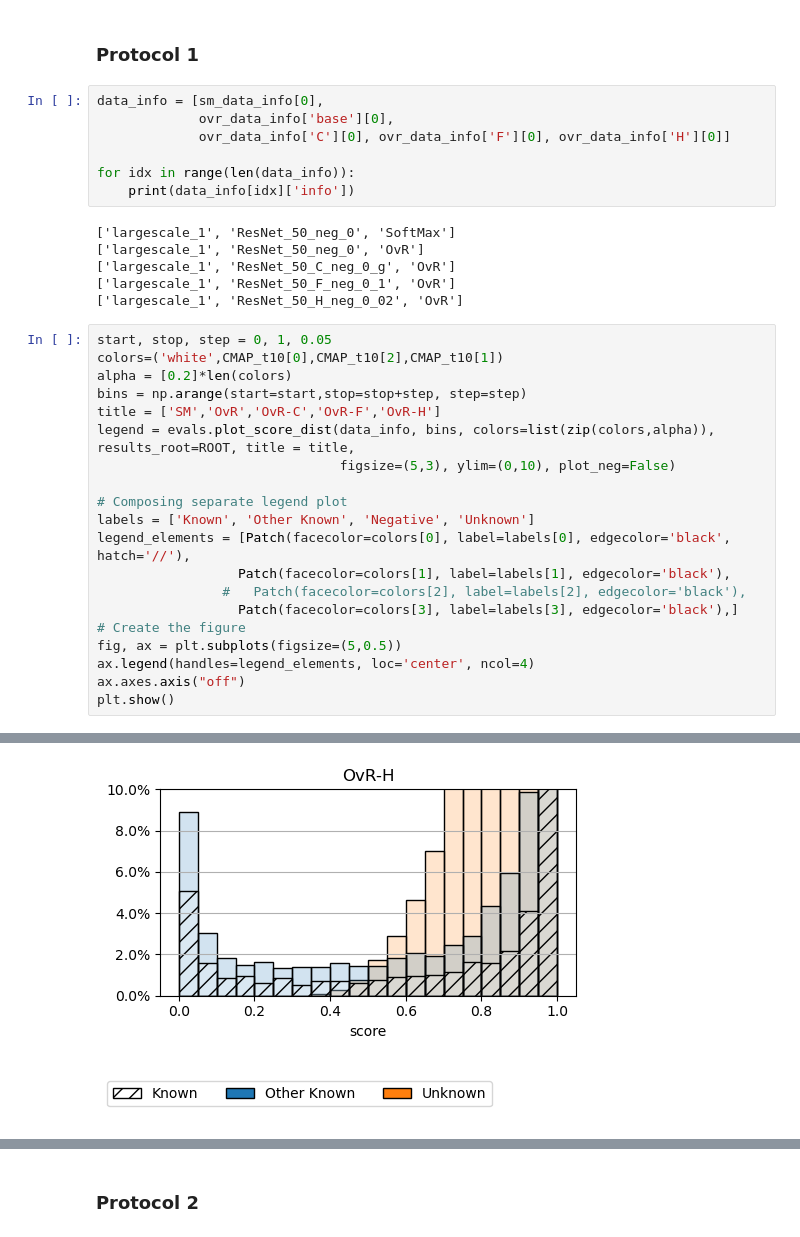
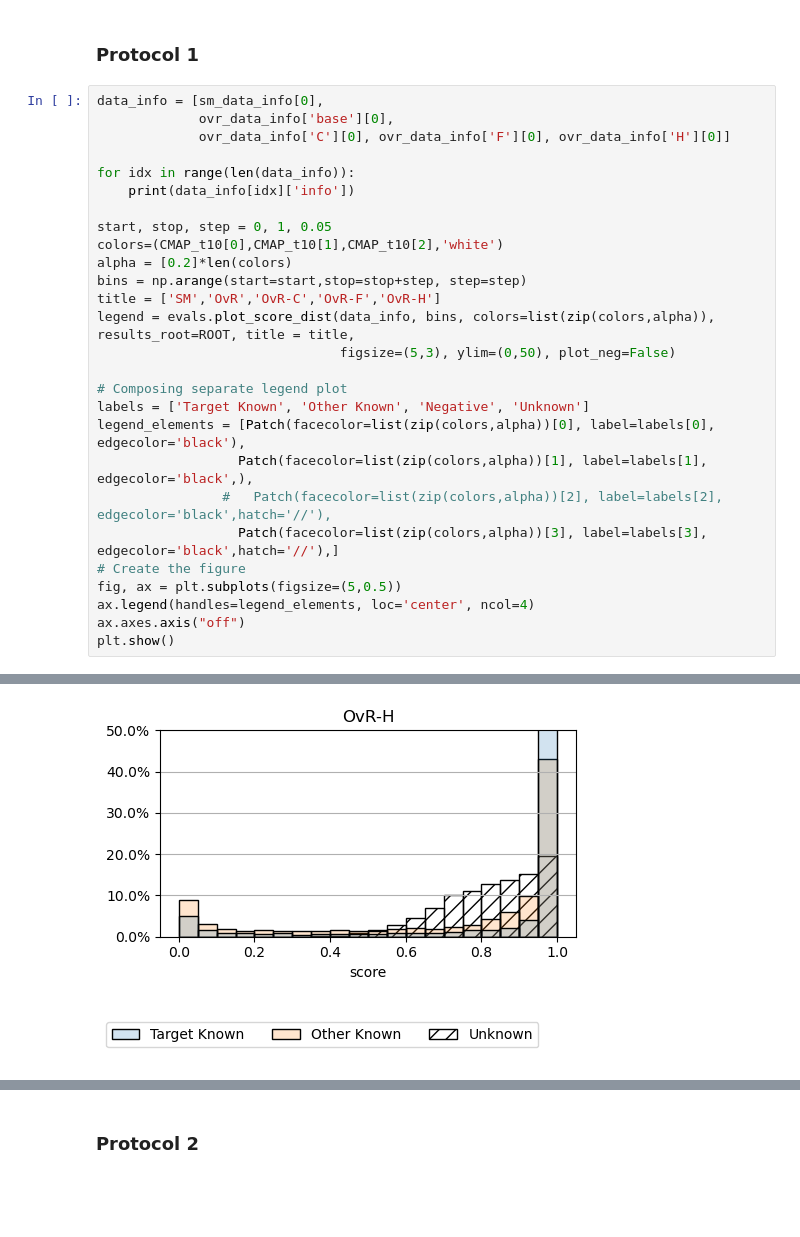
Before and after one commit to hk-kaden-kim/os-ovr-loss-weighted, a Jupyter notebook: results-large.ipynb, the cells around one changed output, grey strips where cells are left out. Cells and saved outputs as stored; diff of their text form; blank space fills up the shorter version.

Commit message:
update visualization

```diff
--- a/results-large.ipynb
+++ b/results-large.ipynb
@@ -302,34 +299,28 @@ evals.plot_OSA(data_info, colors, results_root=ROOT, labels = labels, figsize =
 ## Score Distribution
 # %% [markdown]
 ### Protocol 1
-# %%
-data_info = [sm_data_info[0],
-             ovr_data_info['base'][0],
-             ovr_data_info['C'][0], ovr_data_info['F'][0], ovr_data_info['H'][0]]
-
-for idx in range(len(data_info)):
-    print(data_info[idx]['info'])
-# %% [output]
-['largescale_1', 'ResNet_50_neg_0', 'SoftMax']
-['largescale_1', 'ResNet_50_neg_0', 'OvR']
-['largescale_1', 'ResNet_50_C_neg_0_g', 'OvR']
-['largescale_1', 'ResNet_50_F_neg_0_1', 'OvR']
-['largescale_1', 'ResNet_50_H_neg_0_02', 'OvR']
 # %%
+data_info = [sm_data_info[0],
+             ovr_data_info['base'][0],
+             ovr_data_info['C'][0], ovr_data_info['F'][0], ovr_data_info['H'][0]]
+
+for idx in range(len(data_info)):
+    print(data_info[idx]['info'])
+
 start, stop, step = 0, 1, 0.05
-colors=('white',CMAP_t10[0],CMAP_t10[2],CMAP_t10[1])
+colors=(CMAP_t10[0],CMAP_t10[1],CMAP_t10[2],'white')
 alpha = [0.2]*len(colors)
 bins = np.arange(start=start,stop=stop+step, step=step)
 title = ['SM','OvR','OvR-C','OvR-F','OvR-H']
 legend = evals.plot_score_dist(data_info, bins, colors=list(zip(colors,alpha)), results_root=ROOT, title = title,
-                               figsize=(5,3), ylim=(0,10), plot_neg=False)
+                               figsize=(5,3), ylim=(0,50), plot_neg=False)
 
 # Composing separate legend plot
-labels = ['Known', 'Other Known', 'Negative', 'Unknown']
-legend_elements = [Patch(facecolor=colors[0], label=labels[0], edgecolor='black', hatch='//'),
-                  Patch(facecolor=colors[1], label=labels[1], edgecolor='black'),
-                #   Patch(facecolor=colors[2], label=labels[2], edgecolor='black'),
-                  Patch(facecolor=colors[3], label=labels[3], edgecolor='black'),]
+labels = ['Target Known', 'Other Known', 'Negative', 'Unknown']
+legend_elements = [Patch(facecolor=list(zip(colors,alpha))[0], label=labels[0], edgecolor='black'),
+                  Patch(facecolor=list(zip(colors,alpha))[1], label=labels[1], edgecolor='black',),
+                #   Patch(facecolor=list(zip(colors,alpha))[2], label=labels[2], edgecolor='black',hatch='//'),
+                  Patch(facecolor=list(zip(colors,alpha))[3], label=labels[3], edgecolor='black',hatch='//'),]
 # Create the figure
 fig, ax = plt.subplots(figsize=(5,0.5))
 ax.legend(handles=legend_elements, loc='center', ncol=4)
@@ -348,2 +344,2 @@ plt.show()
-[figure, old version]
+[figure, new version]
-[figure, old version]
+[figure, new version]
```
Also changed, not shown: parts of 17 cells of this notebook, 2 other files.
